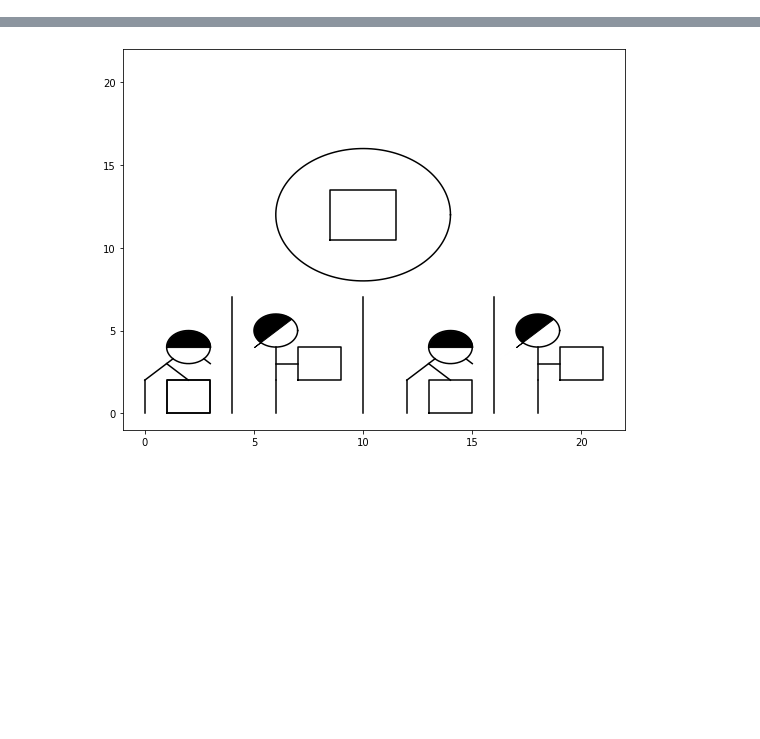
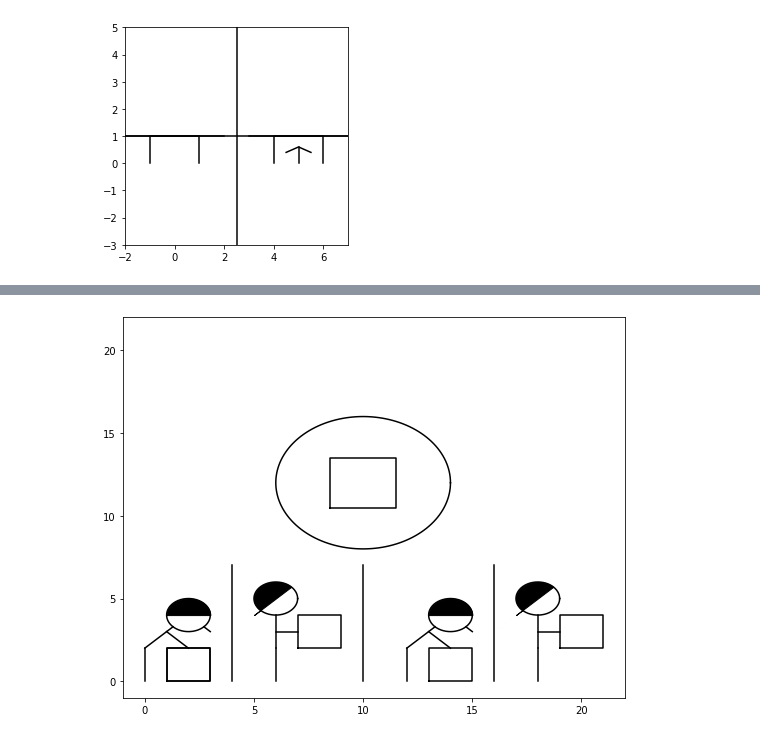
Before and after one commit to mingjunmamax/Language-Translation-Algorithm-via-Pictures, a Jupyter notebook: source_code.ipynb, the cells around one changed output, grey strips where cells are left out. Saved outputs shown, nothing was run; the diff lists cells and outputs as text; code cells hidden in the pictures; blank space fills up the shorter version.

```diff
--- a/source_code.ipynb
+++ b/source_code.ipynb
@@ -824,0 +1199,6 @@ t = draw(7, 7, (0,10), (0, 10), [['person', woman_dim,
+# %%
+# way
+way_as_noun = draw(4, 4,(-2, 7), (-3, 5),[['way', {'origin':[0,0]},
+                      [0, 0], 'black', False]])
+# %% [output]
+[figure, added]
```
Also changed, not shown: parts of 60 cells of this notebook.
